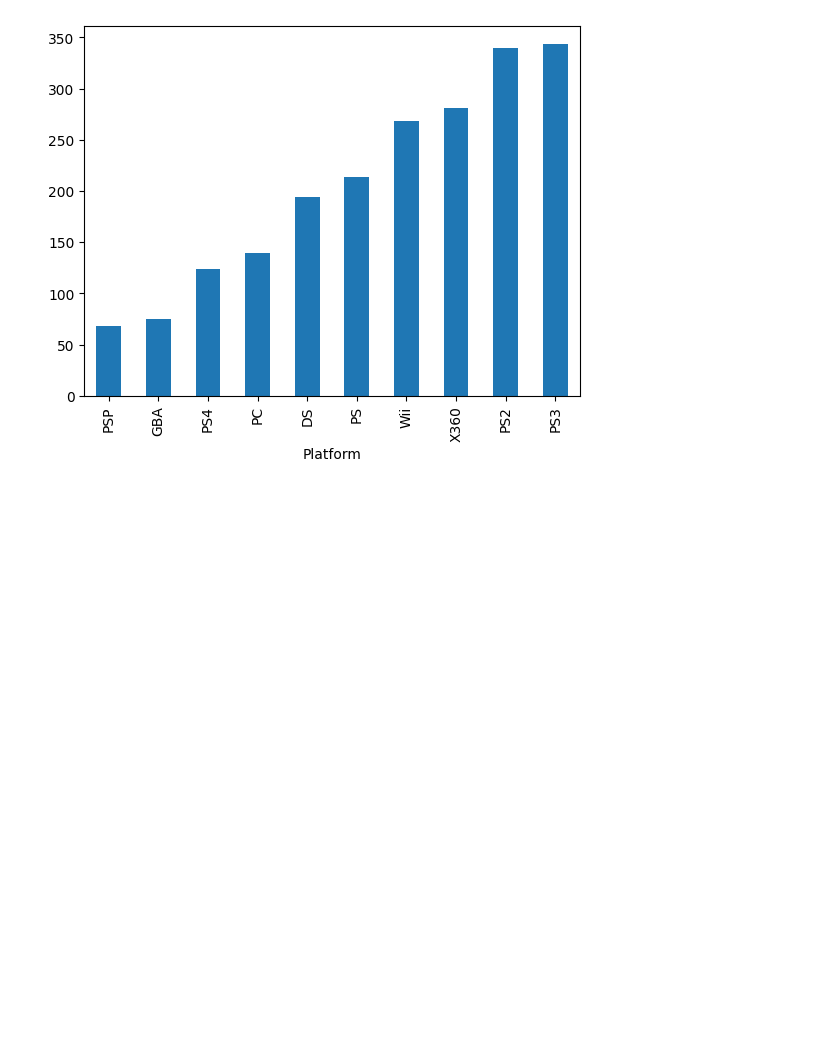
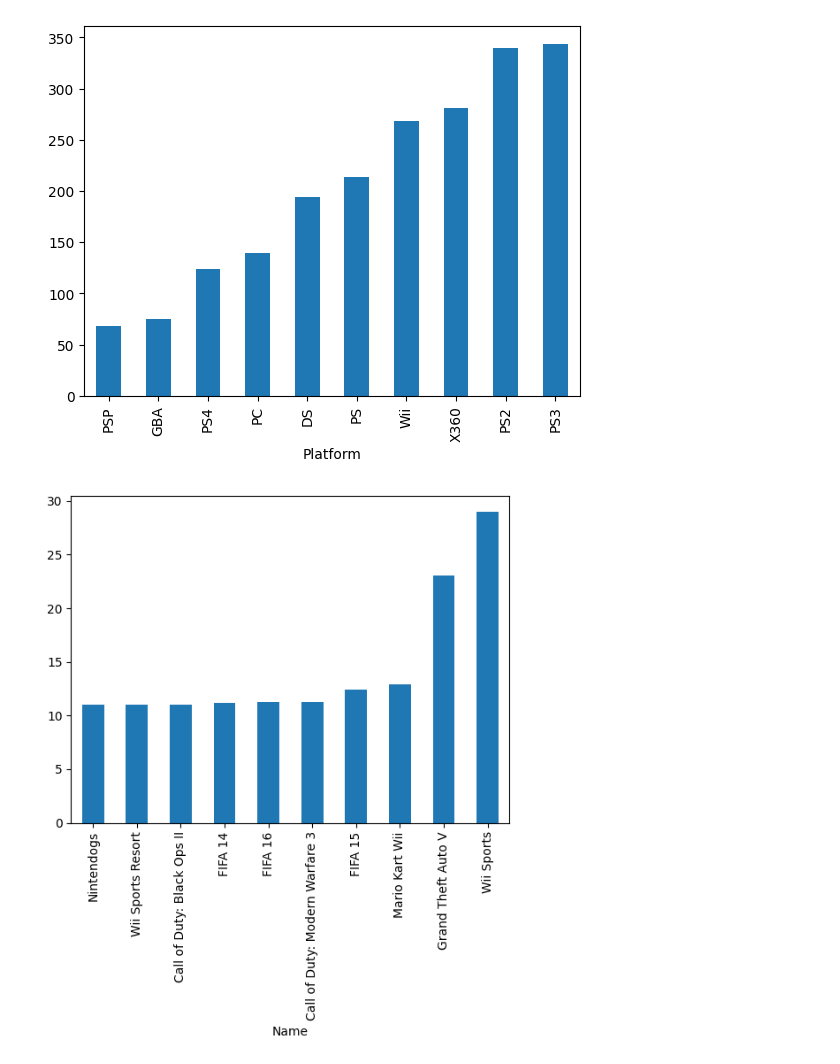
Before and after one commit to ivanzubic/Data_Set_Prodaja_igracih_konzola, a Jupyter notebook: games.ipynb, the cells around one changed output. Drawn from its saved outputs; the diff is of its cells as text; code cells hidden in the pictures; blank space fills up the shorter version.

```diff
--- a/games.ipynb
+++ b/games.ipynb
@@ -250,3 +250,9 @@ platform_sales.sort_values().tail(10).plot(kind='bar')
 plt.show()
 # %% [output]
 [figure]
+# %%
+platform_sales =games.groupby('Name')['EU_Sales'].sum()
+platform_sales.sort_values().tail(10).plot(kind='bar')
+plt.show()
+# %% [output]
+[figure, added]
```
Also changed, not shown: parts of 1 cell of this notebook.
